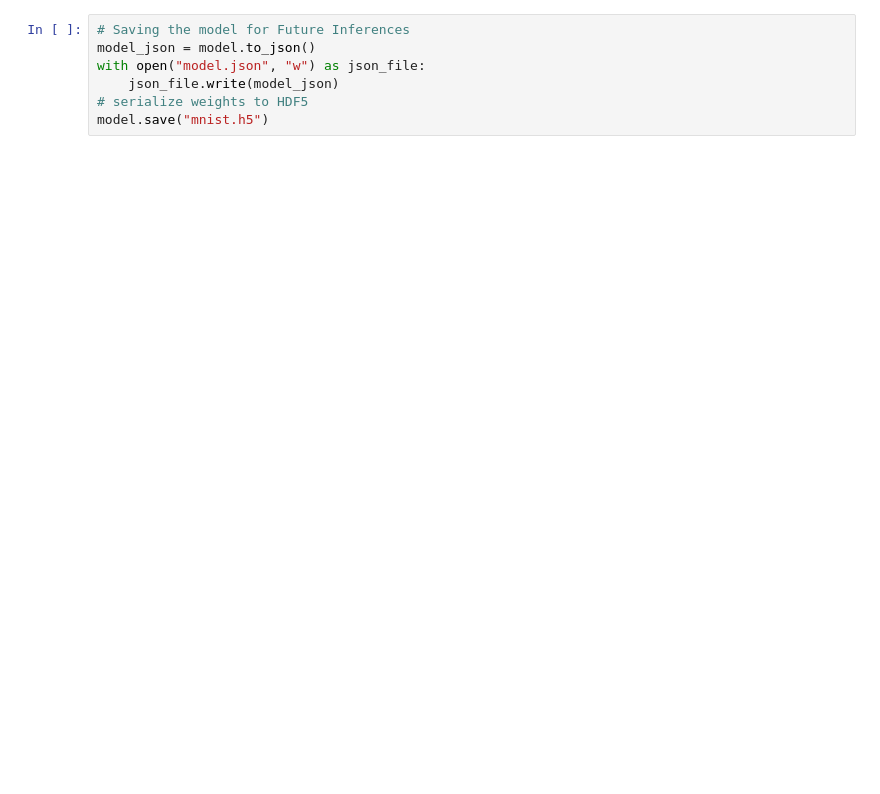
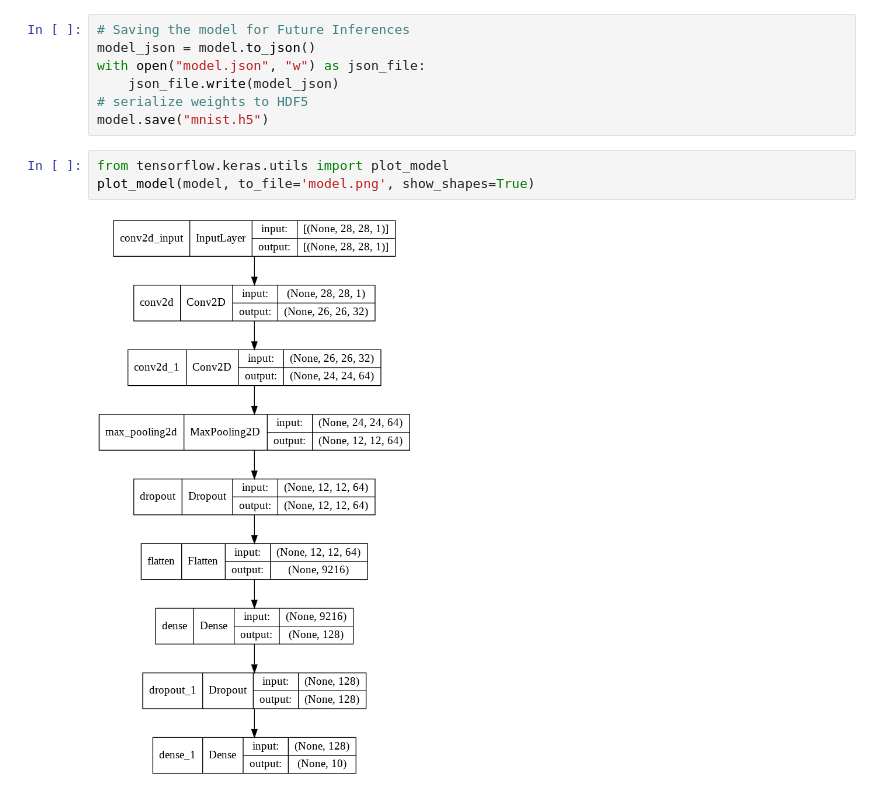
Before and after one commit to tanzeyl/mnist-handwritten-digit-recognition, a Jupyter notebook: MNISTModel.ipynb, the cells around one changed output. Cells and saved outputs as stored; diff of their text form; blank space fills up the shorter version.

Commit message:
Generated model image

```diff
--- a/MNISTModel.ipynb
+++ b/MNISTModel.ipynb
@@ -91,3 +95,8 @@ with open("model.json", "w") as json_file:
     json_file.write(model_json)
 # serialize weights to HDF5
 model.save("mnist.h5")
+# %%
+from tensorflow.keras.utils import plot_model
+plot_model(model, to_file='model.png', show_shapes=True)
+# %% [output]
+[figure, added]
```
Also changed, not shown: parts of 3 cells of this notebook, 1 other file.
